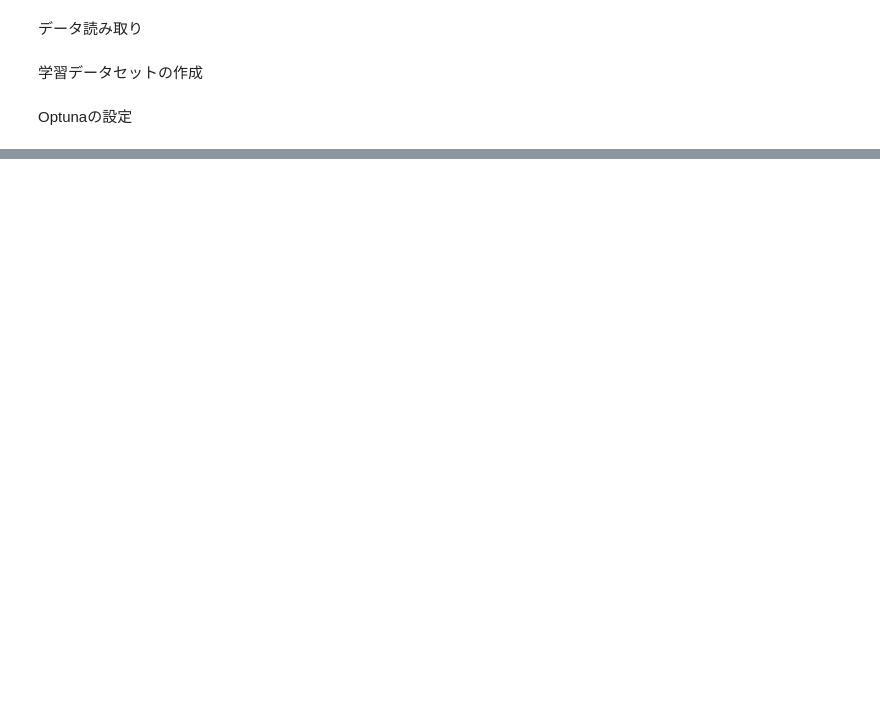
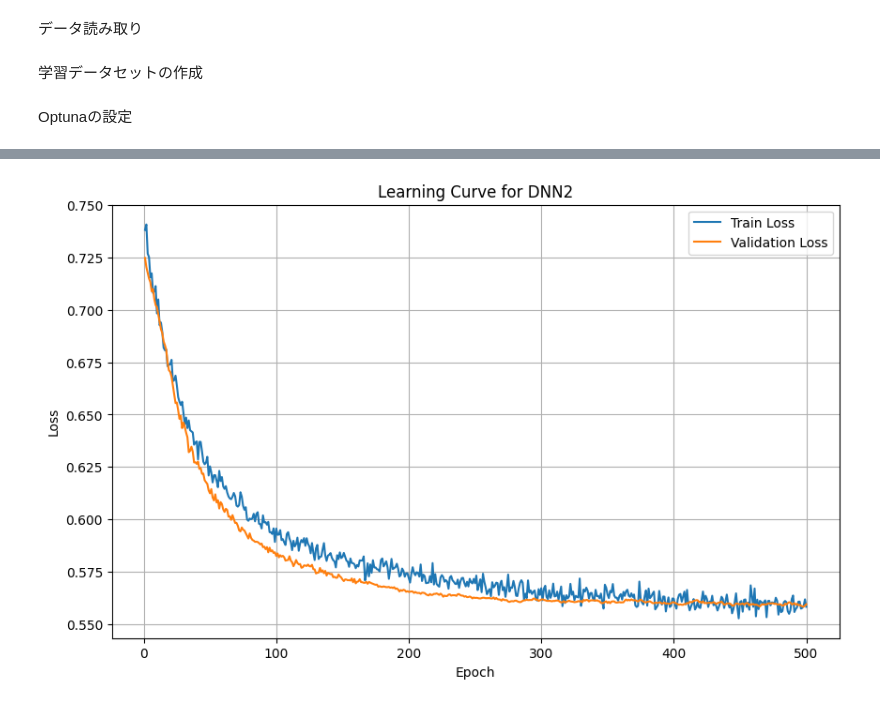
Before and after one commit to KasaharaGen/DengueFeverdetection, a Jupyter notebook: src/stacking_model/DNN_2.ipynb, the cells around one changed output, grey strips where cells are left out. Saved outputs shown, nothing was run; the diff lists cells and outputs as text; code cells hidden in the pictures; blank space fills up the shorter version.

```diff
--- a/src/stacking_model/DNN_2.ipynb
+++ b/src/stacking_model/DNN_2.ipynb
@@ -35,16 +35,16 @@ y_val_tensor = torch.tensor(y_val, dtype=torch.float32)
 class DNN_2(nn.Module):
     def __init__(self, input_dim,dropout1,dropout2,dropout3,dropout4):
         super(DNN_2, self).__init__()
-        self.layer1 = nn.Linear(input_dim,64)
-        self.layer2 = nn.Linear(64,32)
-        self.layer3 = nn.Linear(32,16)
-        self.layer4 = nn.Linear(16,8)
-        self.output_layer = nn.Linear(8, 1)
+        self.layer1 = nn.Linear(input_dim,32)
+        self.layer2 = nn.Linear(32,16)
+        self.layer3 = nn.Linear(16,8)
+        self.layer4 = nn.Linear(8,4)
+        self.output_layer = nn.Linear(4, 1)
 
-        self.bn1=nn.BatchNorm1d(64)
-        self.bn2=nn.BatchNorm1d(32)
-        self.bn3=nn.BatchNorm1d(16)
-        self.bn4=nn.BatchNorm1d(8)
+        self.bn1=nn.BatchNorm1d(32)
+        self.bn2=nn.BatchNorm1d(16)
+        self.bn3=nn.BatchNorm1d(8)
+        self.bn4=nn.BatchNorm1d(4)
 
 
         self.dropout1 = nn.Dropout(dropout1)
@@ -181,10 +205,10 @@ model = DNN_2(input_dim=X_train_tensor.shape[1],
               dropout3=best_params["dropout3"],
               dropout4=best_params["dropout4"]).to(device)
 # 最適化と訓練を実行
-optimizer = optim.Adam(model.parameters(), lr=best_params["learning_rate"])
+optimizer = optim.Adam(model.parameters(), lr=best_params["learning_rate"],weight_decay=best_params["weight_rate"])
 criterion = nn.BCELoss()
 
-num_epochs=100
+num_epochs=500
 train_losses = []
 val_losses = []
 
@@ -233,3 +257,4 @@ plt.title('Learning Curve for DNN2')
 plt.legend()
 plt.grid()
 plt.show()
+# %% [output]
@@ -236,3 +278,4 @@ plt.show()
+[figure, added]
 # %%
 model.eval()
 with torch.no_grad():
```
Also changed, not shown: parts of 6 cells of this notebook, 35 other files.
